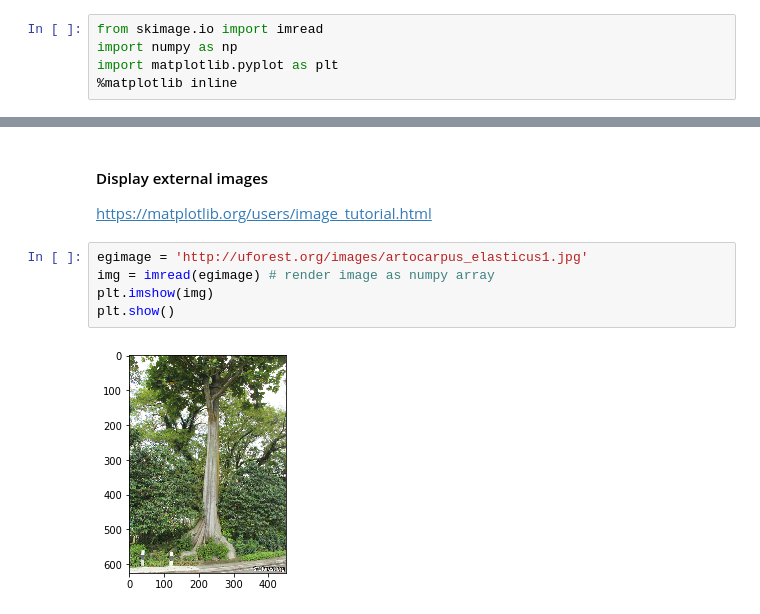
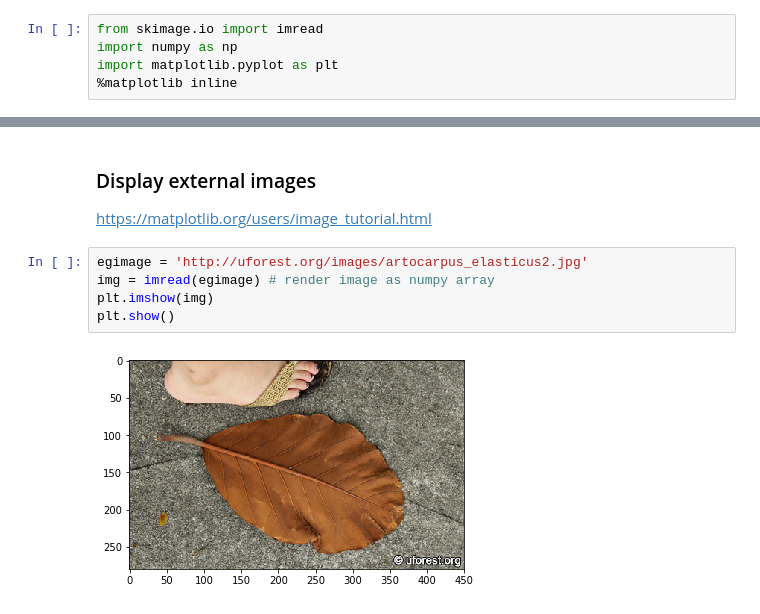
Before and after one commit to mapattacker/cheatsheets, a Jupyter notebook: python/skimage-tutorial.ipynb, the cells around one changed output, grey strips where cells are left out. Drawn from its saved outputs; the diff is of its cells as text.

```diff
--- a/python/skimage-tutorial.ipynb
+++ b/python/skimage-tutorial.ipynb
@@ -21,11 +38,11 @@ plt.colorbar() # plot a color bar
 # %% [markdown]
-#### Display external images
+### Display external images
 
 https://matplotlib.org/users/image_tutorial.html
 # %%
-egimage = 'http://uforest.org/images/artocarpus_elasticus1.jpg'
+egimage = 'http://uforest.org/images/artocarpus_elasticus2.jpg'
 img = imread(egimage) # render image as numpy array
 plt.imshow(img)
 plt.show()
 # %% [output]
-[figure, old version]
+[figure, new version]
```
Also changed, not shown: parts of 22 cells of this notebook.
